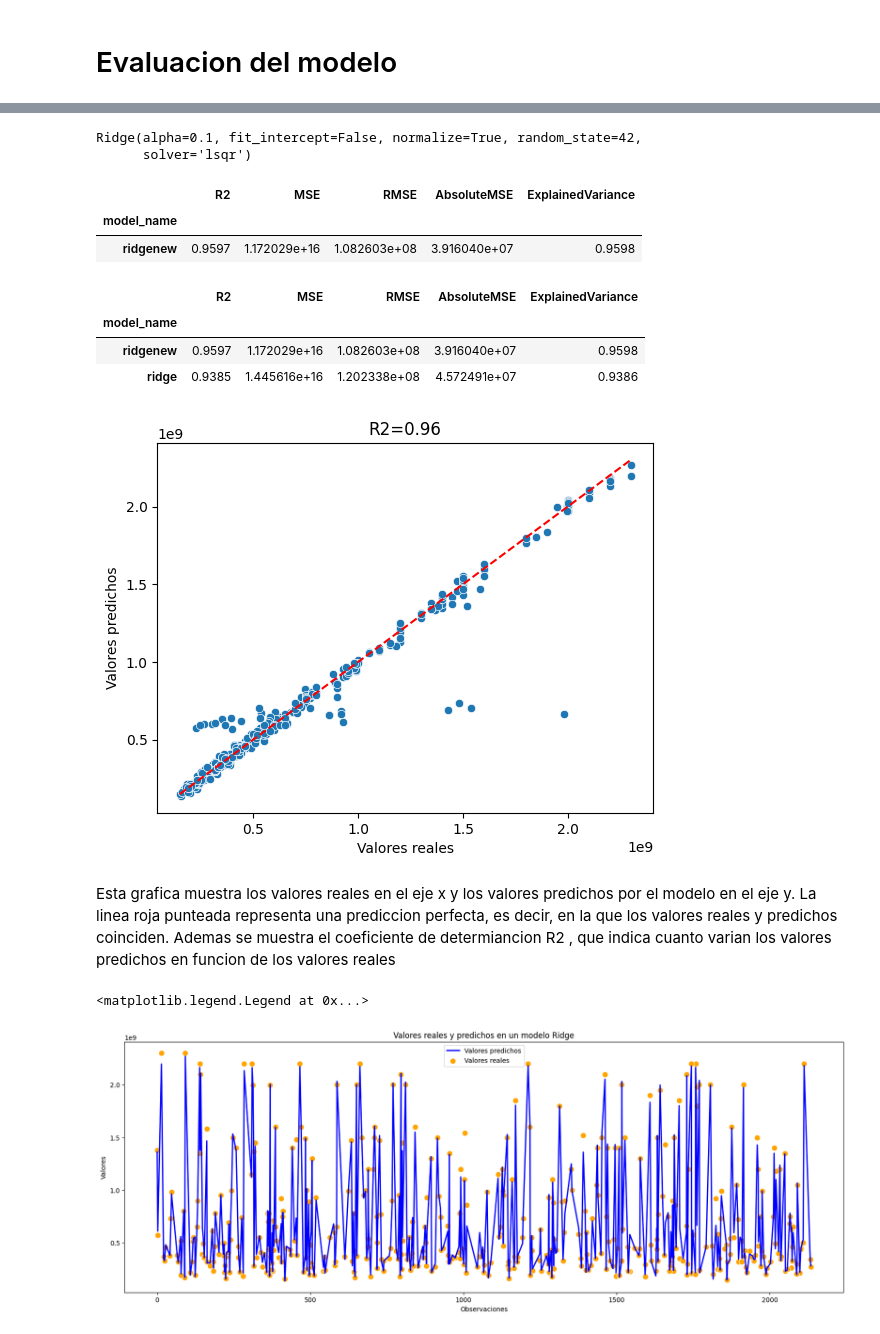
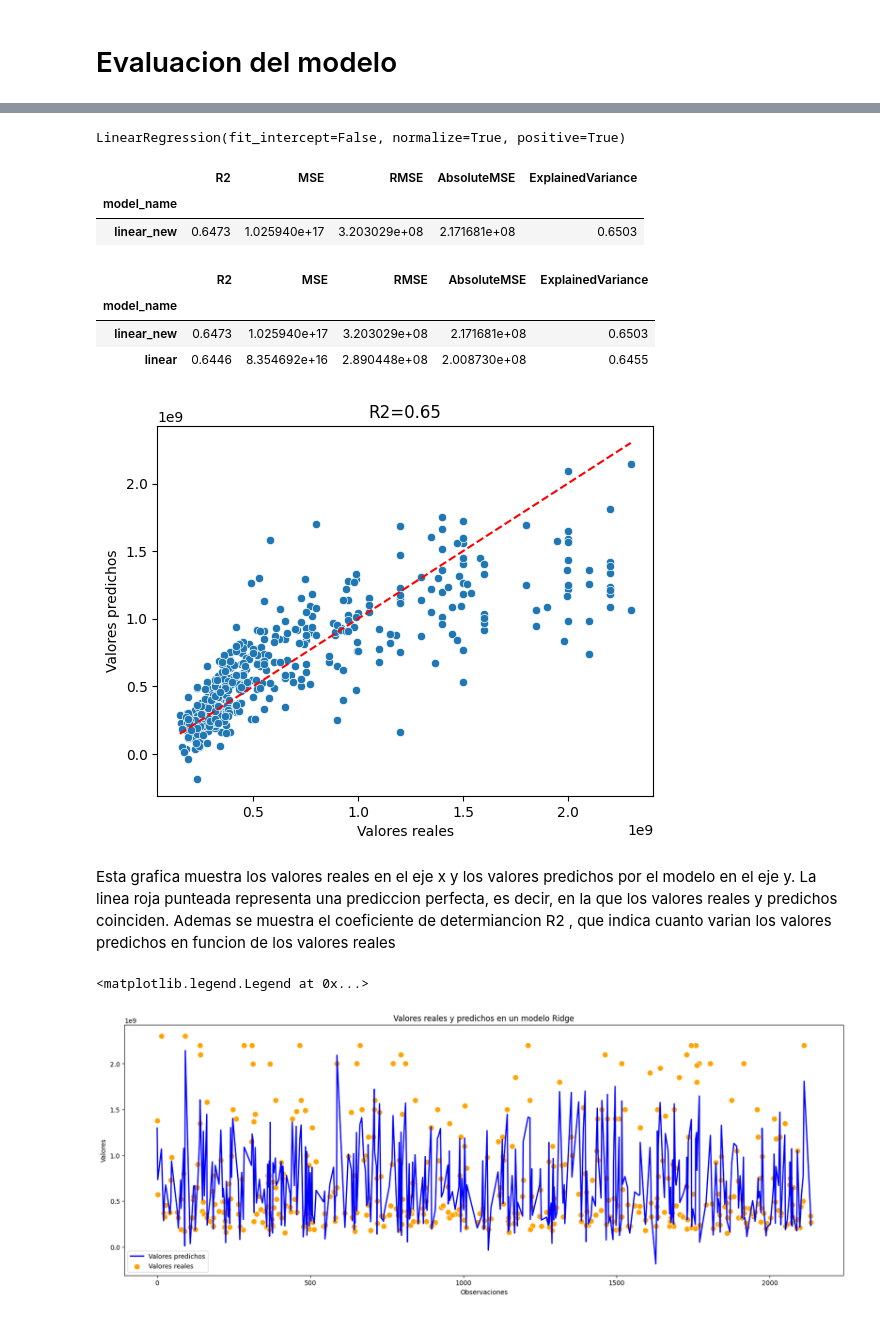
Before and after one commit to juanguzman2/Analisis-del-precio-de-las-viviendas-en-el-oriente-antioqueno, a Jupyter notebook: Script/Modelado_estadistico/regresion_lineal.ipynb, the cells around one changed output, grey strips where cells are left out. Drawn from its saved outputs; the diff is of its cells as text; code cells hidden in the pictures.

```diff
--- a/Script/Modelado_estadistico/regresion_lineal.ipynb
+++ b/Script/Modelado_estadistico/regresion_lineal.ipynb
@@ -35,7 +35,7 @@ Primero dividiremos la variable objetivo que seria el precio de las variables ex
 # %%
 V_numeric = ['area','habitaciones','banos','garajes']
 y = dfp['precio']
-X_categoric = dfp.drop(V_numeric,axis=1)
+X_categoric = dfp.drop(['area','habitaciones','banos','garajes','precio'],axis=1)
 X_numeric = dfp[V_numeric]
 # %%
 X_categoric.shape , X_numeric.shape
@@ -243,56 +242,53 @@ print(y_train_val.shape)
 (1715,)
 # %%
 # modelo lineal
-ridge = Ridge(alpha=0.1, fit_intercept=False, normalize=True, random_state=42,solver='lsqr')
-ridge.fit(X_train_val,y_train_val)
+linear = LinearRegression(fit_intercept=False, normalize=True, positive=True)
+linear.fit(X_train_val,y_train_val)
 # %% [output]
-Ridge(alpha=0.1, fit_intercept=False, normalize=True, random_state=42,
-      solver='lsqr')
+LinearRegression(fit_intercept=False, normalize=True, positive=True)
-# %%
-metric_ridge_test = metrics(ridge,y_test,X_test,'ridgenew')
-metric_ridge_test
-# %% [output]
-|  | R2 | MSE | RMSE | AbsoluteMSE | ExplainedVariance |
-| model_name |  |  |  |  |  |
-| ridgenew | 0.9597 | 1.172029e+16 | 1.082603e+08 | 3.916040e+07 | 0.9598 |
+# %%
+metric_linear_test = metrics(linear,y_test,X_test,'linear_new')
+metric_linear_test
+# %% [output]
+|  | R2 | MSE | RMSE | AbsoluteMSE | ExplainedVariance |
+| model_name |  |  |  |  |  |
+| linear_new | 0.6473 | 1.025940e+17 | 3.203029e+08 | 2.171681e+08 | 0.6503 |
 # %%
 # comparamos las metricas en validacion y en test
-rige_comparacion = pd.concat([metric_ridge_test,metric_ridge])
+linear_comparacion = pd.concat([metric_linear_test,metric_linear])
 # los valores de la primera fila corresponden a el modelo probado con los datos de test
-rige_comparacion
+linear_comparacion
 # %% [output]
 |  | R2 | MSE | RMSE | AbsoluteMSE | ExplainedVariance |
 | model_name |  |  |  |  |  |
-| ridgenew | 0.9597 | 1.172029e+16 | 1.082603e+08 | 3.916040e+07 | 0.9598 |
-| ridge | 0.9385 | 1.445616e+16 | 1.202338e+08 | 4.572491e+07 | 0.9386 |
+| linear_new | 0.6473 | 1.025940e+17 | 3.203029e+08 | 2.171681e+08 | 0.6503 |
+| linear | 0.6446 | 8.354692e+16 | 2.890448e+08 | 2.008730e+08 | 0.6455 |
 # %%
-y_pred_ridge = ridge.predict(X_test)
+y_pred_linear = linear.predict(X_test)
 # %%
-df_grafica_test = pd.DataFrame({'Valores reales': y_test, 'Valores predichos': y_pred_ridge})
-
-
-sns.scatterplot(data=df_grafica_test, x='Valores reales', y='Valores predichos')
+sns.scatterplot(x=y_test, y=y_pred_linear)
 sns.lineplot([np.min(y_test), np.max(y_test)], [np.min(y_test), np.max(y_test)], color='r', linestyle='--')
 plt.xlabel('Valores reales')
 plt.ylabel('Valores predichos')
-plt.title(f'R2={r2_score(y_test, y_pred_ridge):.2f}')
+plt.title(f'R2={r2_score(y_test, y_pred_linear):.2f}')
 plt.show()
 # %% [output]
-[figure, old version]
+[figure, new version]
 # %% [markdown]
 Esta grafica muestra los valores reales en el eje x y los valores predichos por el modelo en el eje y. La linea roja punteada representa una prediccion perfecta, es decir, en la que los valores reales y predichos coinciden. Ademas se muestra el coeficiente de determiancion R2 , que indica cuanto varian los valores predichos en funcion de los valores reales
 # %%
 plt.figure(figsize=(20, 7))
+df_grafica_test = pd.DataFrame({'Valores reales': y_test, 'Valores predichos': y_pred_linear})
 
 sns.lineplot(x=df_grafica_test.index, y='Valores predichos', data=df_grafica_test, linewidth=2, color='blue')
 sns.scatterplot(x=df_grafica_test.index, y='Valores reales', data=df_grafica_test,  s=80, color='orange')
 plt.title('Valores reales y predichos en un modelo Ridge')
 plt.xlabel('Observaciones')
 plt.ylabel('Valores')
 plt.legend(labels=['Valores predichos', 'Valores reales'])
 # %% [output]
 <matplotlib.legend.Legend at 0x...>
-[figure, old version]
+[figure, new version]
 # %% [markdown]
 # Conclusion - Modelos Lineales
 
```
Also changed, not shown: parts of 16 cells of this notebook, 1 other file.
